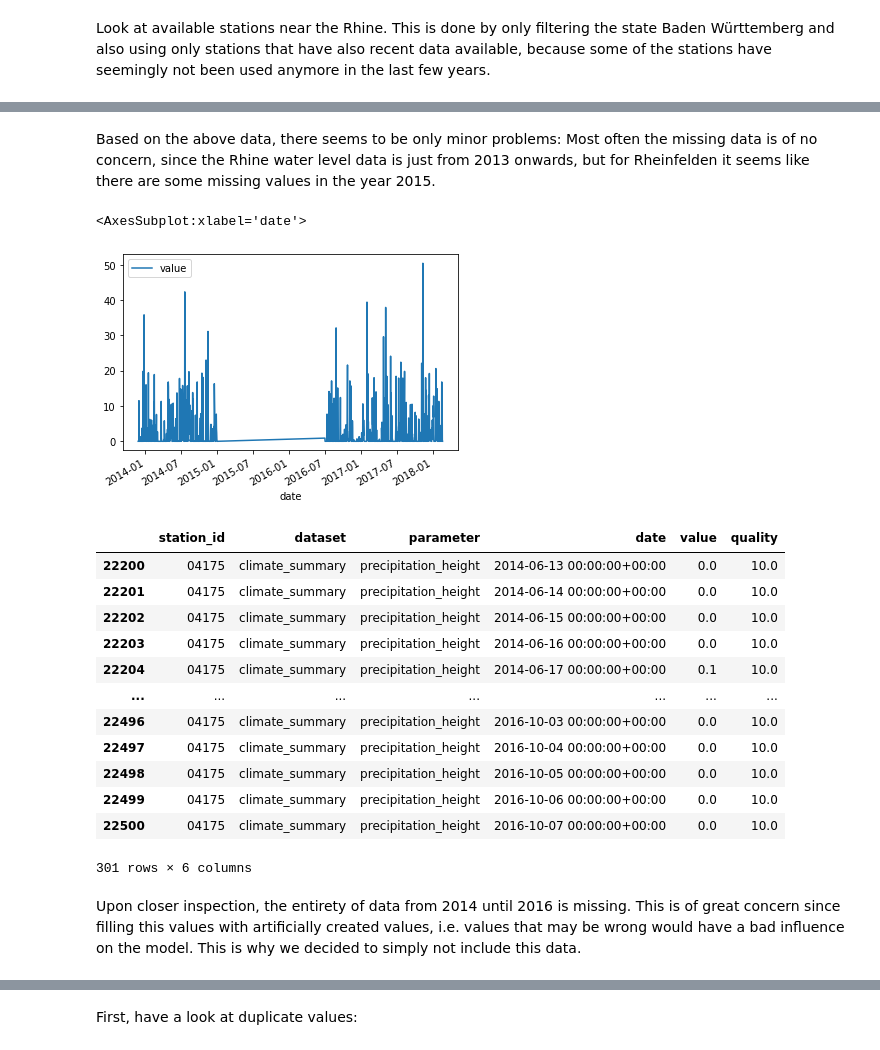
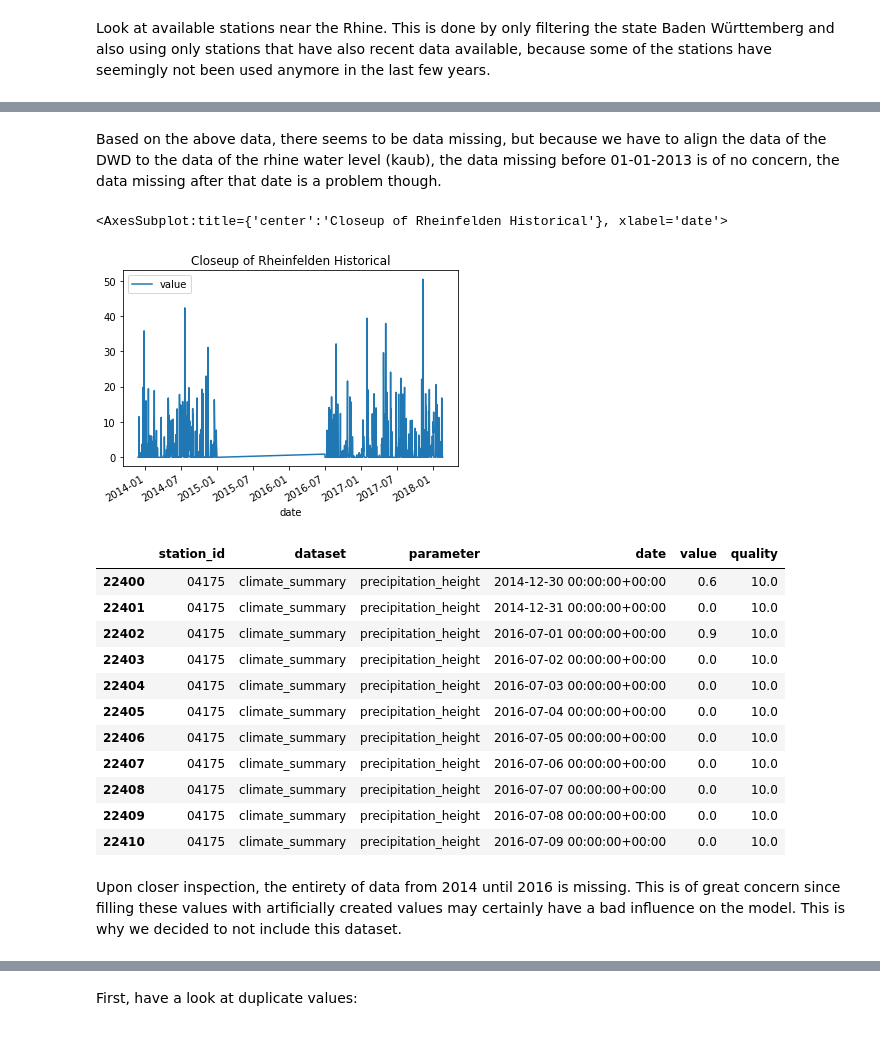
Before and after one commit to AJWarnke/datascienceml2022, a Jupyter notebook: network-DWD.ipynb, the cells around one changed output, grey strips where cells are left out. Saved outputs shown, nothing was run; the diff lists cells and outputs as text; code cells hidden in the pictures.

```diff
--- a/network-DWD.ipynb
+++ b/network-DWD.ipynb
@@ -30,6 +34 @@ These are the missing dates on the updated data:
 There are a total of 0 dates missing.
-# %%
-for element in x:
-    df.drop(element, inplace=True)
-# %%
-df = df.reset_index(drop=True)
@@ -141,26 +156,25 @@ precipitation_rheinstetten_historical.plot(x='date', y='value')
-# %% [markdown]
-Based on the above data, there seems to be only minor problems: Most often the missing data is of no concern, since the Rhine water level data is just from 2013 onwards, but for Rheinfelden it seems like there are some missing values in the year 2015.
+# %% [markdown]
+Based on the above data, there seems to be data missing, but because we have to align the data of the DWD to the data of the rhine water level (kaub), the data missing before 01-01-2013 is of no concern, the data missing after that date is a problem though.
 # %%
-precipitation_rheinfelden_historical.loc[22000:23000].plot(x='date', y='value')
+precipitation_rheinfelden_historical.loc[22000:23000].plot(x='date', y='value', title='Closeup of Rheinfelden Historical')
 # %% [output]
-<AxesSubplot:xlabel='date'>
+<AxesSubplot:title={'center':'Closeup of Rheinfelden Historical'}, xlabel='date'>
-[figure, old version]
+[figure, new version]
 # %%
-precipitation_rheinfelden_historical.loc[22200:22500]
+precipitation_rheinfelden_historical.loc[22400:22410]
 # %% [output]
 |  | station_id | dataset | parameter | date | value | quality |
-| 22200 | 04175 | climate_summary | precipitation_height | 2014-06-13 00:00:00+00:00 | 0.0 | 10.0 |
-| 22201 | 04175 | climate_summary | precipitation_height | 2014-06-14 00:00:00+00:00 | 0.0 | 10.0 |
-| 22202 | 04175 | climate_summary | precipitation_height | 2014-06-15 00:00:00+00:00 | 0.0 | 10.0 |
-| 22203 | 04175 | climate_summary | precipitation_height | 2014-06-16 00:00:00+00:00 | 0.0 | 10.0 |
-| 22204 | 04175 | climate_summary | precipitation_height | 2014-06-17 00:00:00+00:00 | 0.1 | 10.0 |
-| ... | ... | ... | ... | ... | ... | ... |
-| 22496 | 04175 | climate_summary | precipitation_height | 2016-10-03 00:00:00+00:00 | 0.0 | 10.0 |
-| 22497 | 04175 | climate_summary | precipitation_height | 2016-10-04 00:00:00+00:00 | 0.0 | 10.0 |
-| 22498 | 04175 | climate_summary | precipitation_height | 2016-10-05 00:00:00+00:00 | 0.0 | 10.0 |
-| 22499 | 04175 | climate_summary | precipitation_height | 2016-10-06 00:00:00+00:00 | 0.0 | 10.0 |
-| 22500 | 04175 | climate_summary | precipitation_height | 2016-10-07 00:00:00+00:00 | 0.0 | 10.0 |
+| 22400 | 04175 | climate_summary | precipitation_height | 2014-12-30 00:00:00+00:00 | 0.6 | 10.0 |
+| 22401 | 04175 | climate_summary | precipitation_height | 2014-12-31 00:00:00+00:00 | 0.0 | 10.0 |
+| 22402 | 04175 | climate_summary | precipitation_height | 2016-07-01 00:00:00+00:00 | 0.9 | 10.0 |
+| 22403 | 04175 | climate_summary | precipitation_height | 2016-07-02 00:00:00+00:00 | 0.0 | 10.0 |
+| 22404 | 04175 | climate_summary | precipitation_height | 2016-07-03 00:00:00+00:00 | 0.0 | 10.0 |
+| 22405 | 04175 | climate_summary | precipitation_height | 2016-07-04 00:00:00+00:00 | 0.0 | 10.0 |
+| 22406 | 04175 | climate_summary | precipitation_height | 2016-07-05 00:00:00+00:00 | 0.0 | 10.0 |
+| 22407 | 04175 | climate_summary | precipitation_height | 2016-07-06 00:00:00+00:00 | 0.0 | 10.0 |
+| 22408 | 04175 | climate_summary | precipitation_height | 2016-07-07 00:00:00+00:00 | 0.0 | 10.0 |
+| 22409 | 04175 | climate_summary | precipitation_height | 2016-07-08 00:00:00+00:00 | 0.0 | 10.0 |
+| 22410 | 04175 | climate_summary | precipitation_height | 2016-07-09 00:00:00+00:00 | 0.0 | 10.0 |
-301 rows × 6 columns
 # %% [markdown]
-Upon closer inspection, the entirety of data from 2014 until 2016 is missing. This is of great concern since filling this values with artificially created values, i.e. values that may be wrong would have a bad influence on the model. This is why we decided to simply not include this data.
+Upon closer inspection, the entirety of data from 2014 until 2016 is missing. This is of great concern since filling these values with artificially created values may certainly have a bad influence on the model. This is why we decided to not include this dataset.
 # %%
```
Also changed, not shown: parts of 70 cells of this notebook.
